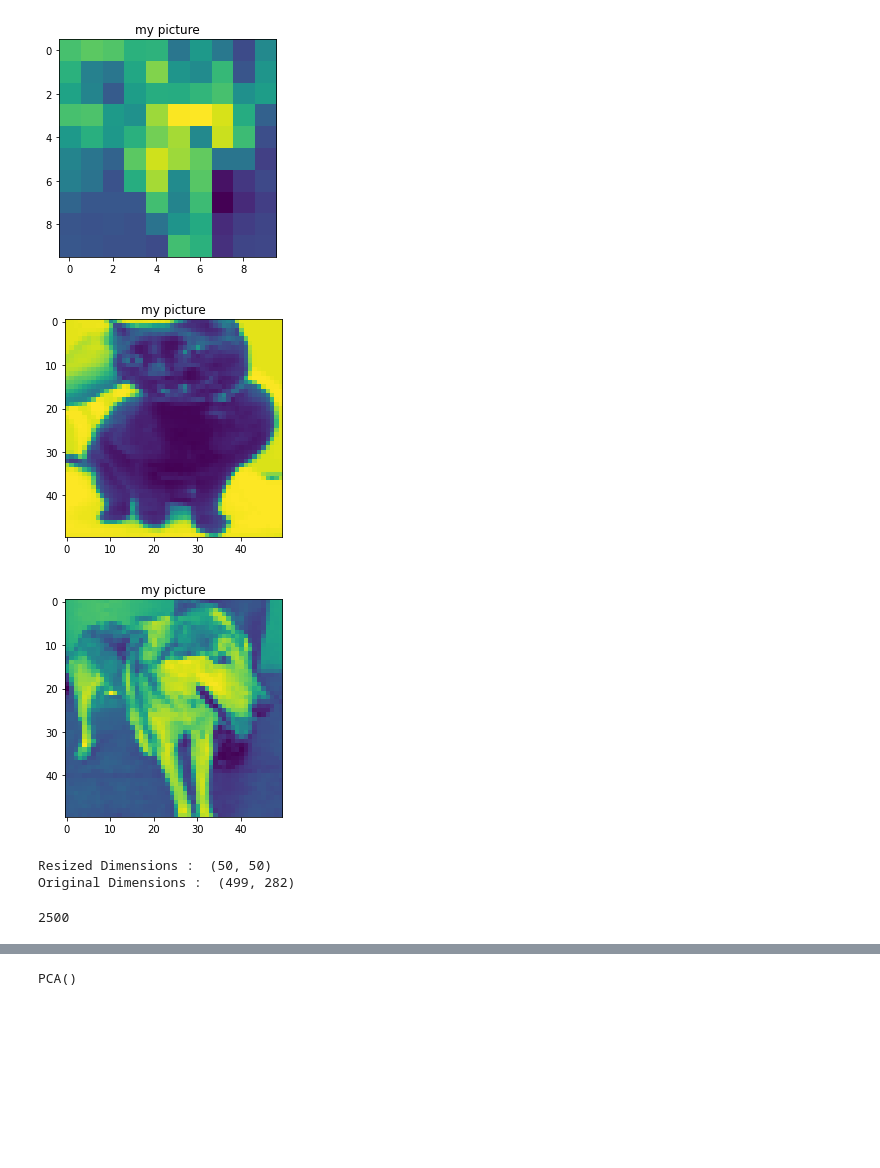
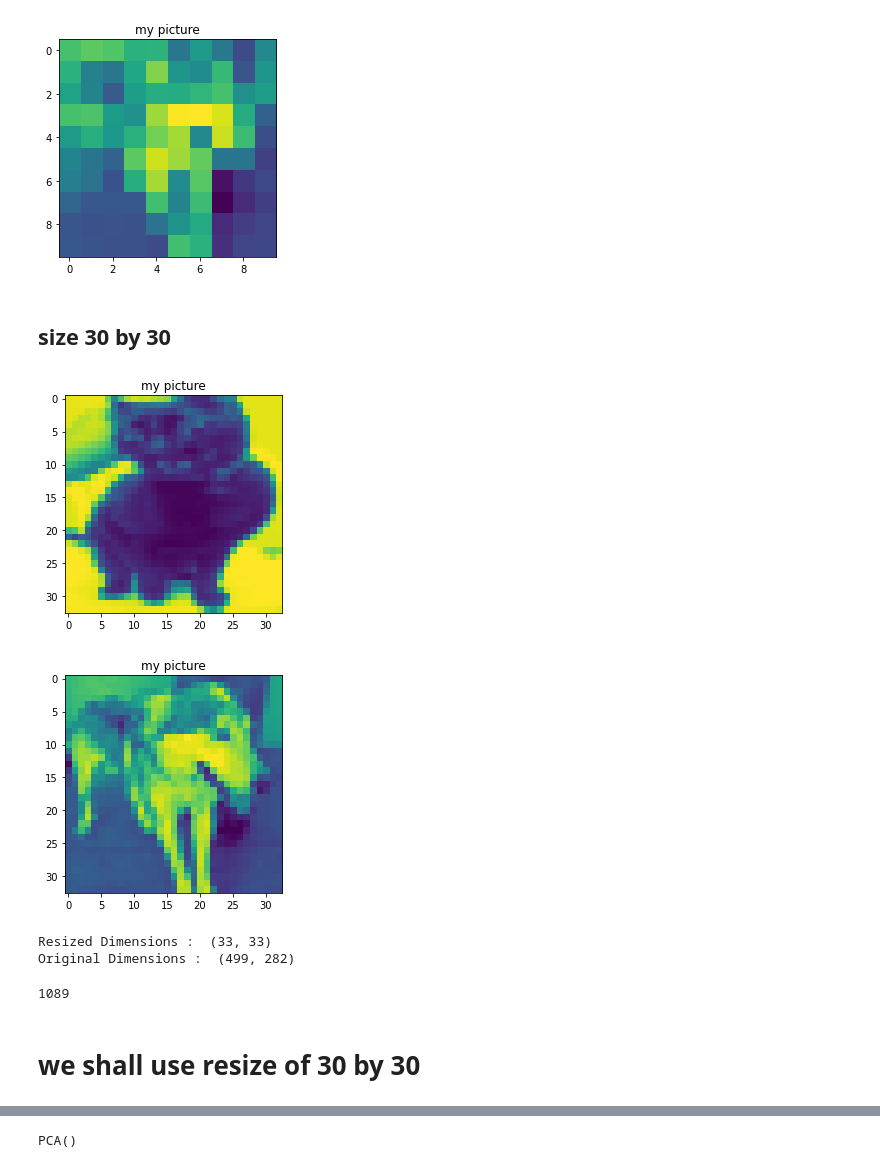
Before and after one commit to Joshua-D-Gordon/Data-visualization, a Jupyter notebook: Dogs-vs-cats.ipynb, the cells around one changed output, grey strips where cells are left out. Drawn from its saved outputs; the diff is of its cells as text; code cells hidden in the pictures; blank space fills up the shorter version.

```diff
--- a/Dogs-vs-cats.ipynb
+++ b/Dogs-vs-cats.ipynb
@@ -49,31 +56,35 @@ plt.title('my picture')
 plt.show()
 # %% [output]
 [figure]
+# %% [markdown]
+## size 30 by 30
 # %%
-resized = cv2.resize(img_cat, (50,50),interpolation = cv2.INTER_AREA)
+resized = cv2.resize(img_cat, (33,33),interpolation = cv2.INTER_AREA)
 
 plt.imshow(resized)
 plt.title('my picture')
 plt.show()
 # %% [output]
-[figure, old version]
+[figure, new version]
 # %%
-resized = cv2.resize(img_dog, (50,50),interpolation = cv2.INTER_AREA)
+resized = cv2.resize(img_dog, (33,33),interpolation = cv2.INTER_AREA)
 
 plt.imshow(resized)
 plt.title('my picture')
 plt.show()
 # %% [output]
-[figure, old version]
+[figure, new version]
 # %%
 print('Resized Dimensions : ',resized.shape)
 print('Original Dimensions : ',img_cat.shape)
 # %% [output]
-Resized Dimensions :  (50, 50)
+Resized Dimensions :  (33, 33)
 Original Dimensions :  (499, 282)
 # %%
 type(resized)
 resized.size
 # %% [output]
-2500
+1089
+# %% [markdown]
+# we shall use resize of 30 by 30
 # %%
```
Also changed, not shown: parts of 89 cells of this notebook, 3 other files.
